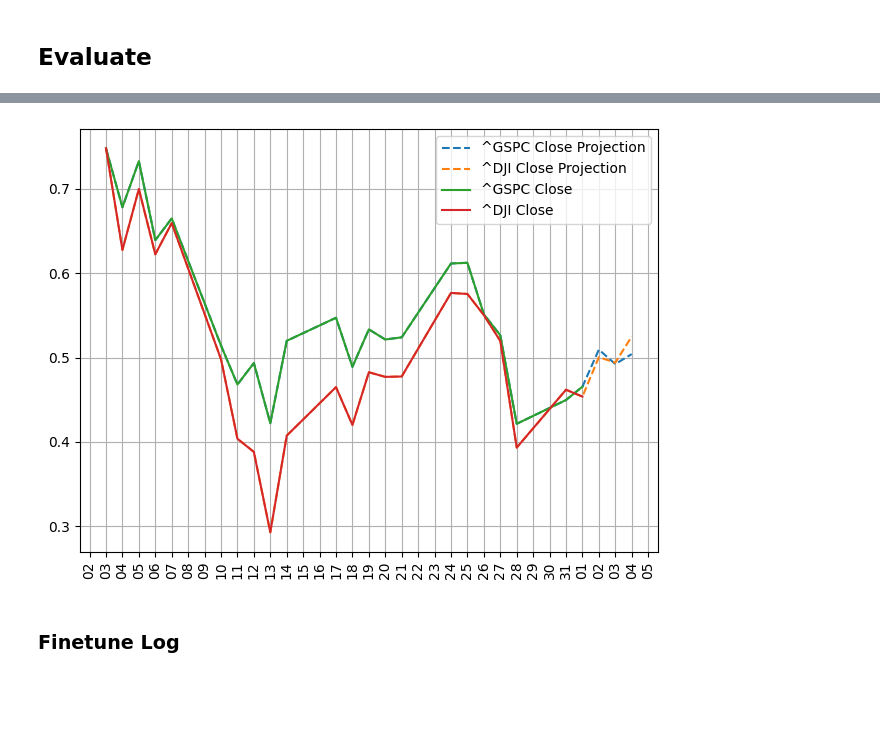
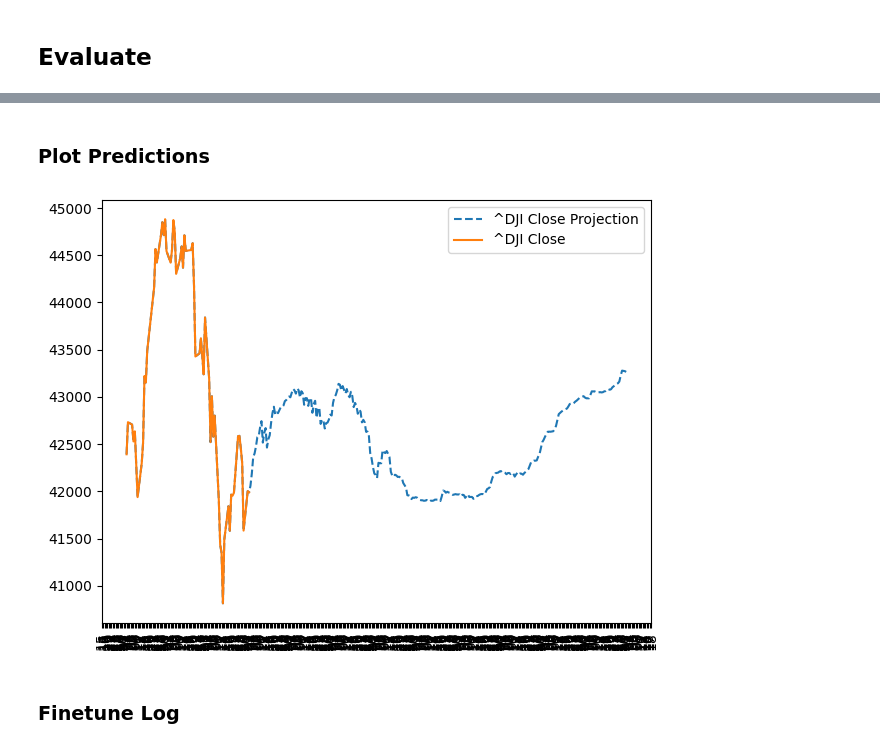
Before and after one commit to Brycekratzer/Economic-Web-DashBoard, a Jupyter notebook: model/PatchTST.ipynb, the cells around one changed output, grey strips where cells are left out. Drawn from its saved outputs; the diff is of its cells as text; code cells hidden in the pictures; blank space fills up the shorter version.

```diff
--- a/model/PatchTST.ipynb
+++ b/model/PatchTST.ipynb
@@ -606,3 +637,44 @@ for day in range(NUM_ITER):
+# %%
+from sklearn.preprocessing import RobustScaler
+
+original_df = pd.read_csv('../data/pre_norm_economic_data94_25.csv')
+original_df = original_df[['DATE'] + features_to_pred]
+original_df['DATE'] = pd.to_datetime(original_df['DATE'])
+
+WINDOW_SIZE = int(365 * 1.5) # Should be the same size from the one we used to normalize, REFER TO Gather_Historical_Data.ipynb
+# %%
+def norm_data_st(norm_df, df, col, window_size=90):
+    denorm_df = norm_df.copy()
+
+    # Offset for getting the proper index for our normalized data
+    offset = window_size
+
+    # Moving through each row starting at
+    # window_size and going to df length
+    for i in tqdm(range(len(norm_df))):
+        original_id = i + offset
+
+        window_start = original_id - window_size
+
+        # Grabs data from past
+        time_window = df.iloc[window_start:original_id]
+
+        # Grab current time
+        current_time = norm_df.iloc[i:i+1]
+
+        # Create scaler on based on window
+        robust_scaler = RobustScaler()
+        robust_scaler.fit(time_window[col])
+
+        # Apply scaler to current index feature
+        denomralized_values = robust_scaler.inverse_transform(current_time[col])
+        denorm_df.loc[norm_df.index[i], col] = denomralized_values[0]
+    return denorm_df
+
+columns_to_unnormalize = pred_and_original_data.drop(['DATE'], axis=1).columns
+unnorm_df = norm_data_st(pred_and_original_data, original_df, columns_to_unnormalize,WINDOW_SIZE)
+# %% [markdown]
+### Plot Predictions
 # %%
 import matplotlib.pyplot as plt
 
@@ -643,11 +757,9 @@ def plot_time_frame_month(year_start, year_end, month_start, month_end, df1, df2
 # %%
-original_df = pd.read_csv('../data/Economic_Data_1994-2025.csv')
-original_df = original_df[['DATE'] + features_to_pred]
 original_df['DATE'] = pd.to_datetime(original_df['DATE'])
 
-plot_time_frame_month(2025, 2025, 3, 4, original_df, df, features_to_pred[0], features_to_pred[1])
+plot_time_frame_year_x1(2025, 2025, original_df, unnorm_df, features_to_pred[1])
 # %% [output]
-[figure, old version]
+[figure, new version]
 # %% [markdown]
 ### Finetune Log
 # %% [markdown]
```
Also changed, not shown: parts of 9 cells of this notebook, 3 other files.
